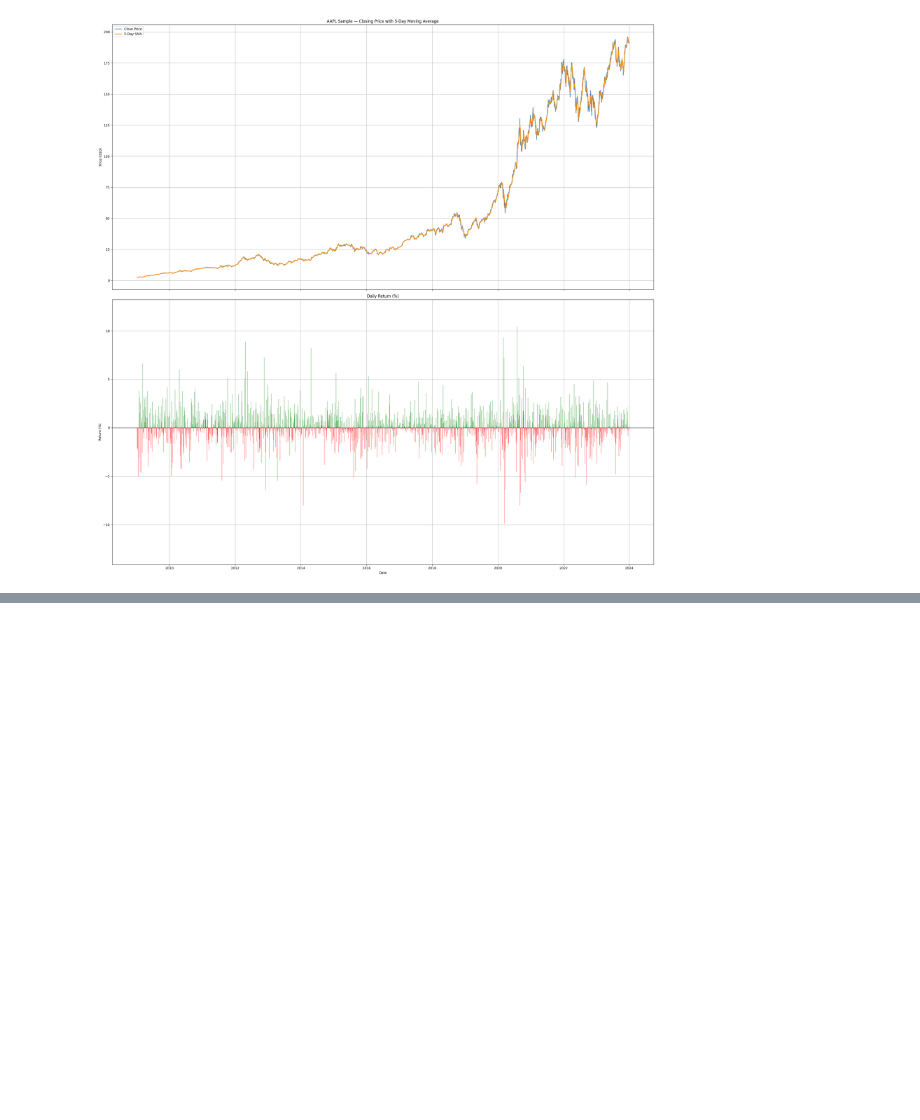
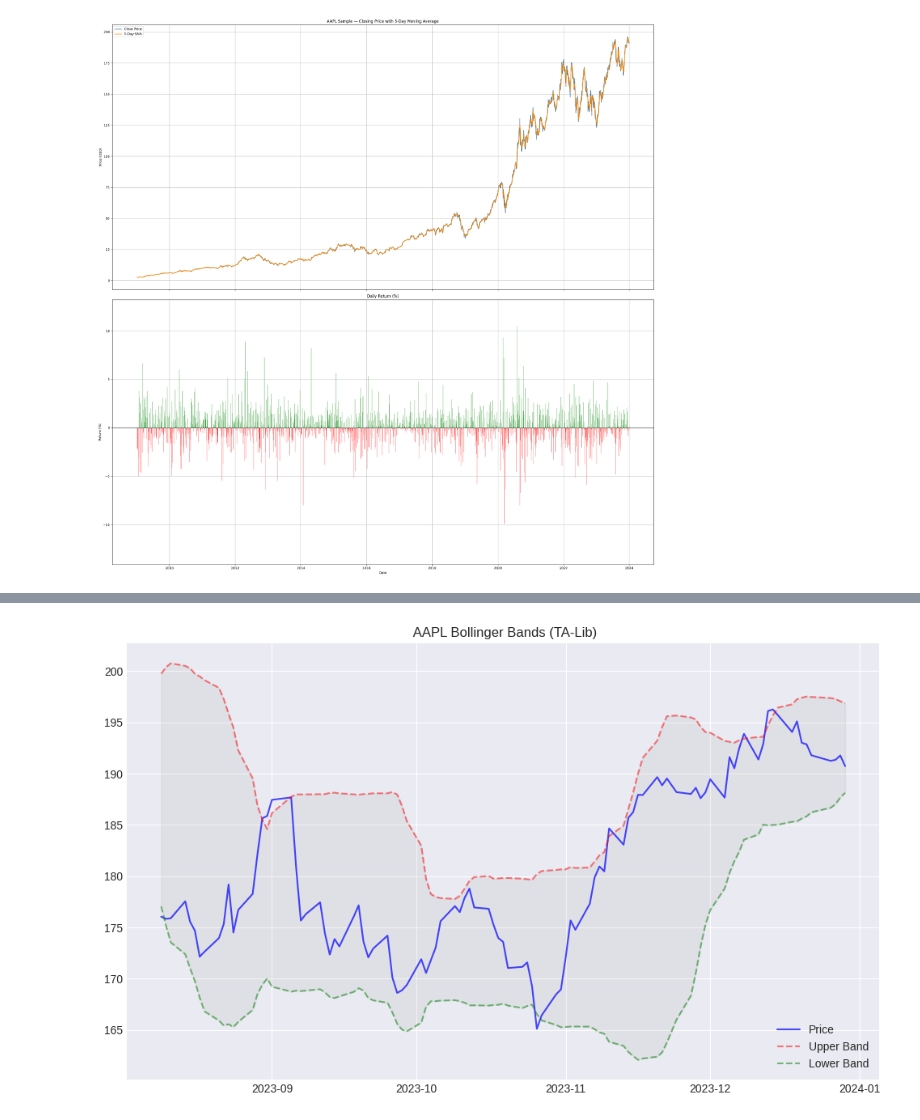
Before and after one commit to tibarekb/news-sentiment-analysis, a Jupyter notebook: notebooks/quantitative_analysis.ipynb, the cells around one changed output, grey strips where cells are left out. Saved outputs shown, nothing was run; the diff lists cells and outputs as text; code cells hidden in the pictures; blank space fills up the shorter version.

```diff
--- a/notebooks/quantitative_analysis.ipynb
+++ b/notebooks/quantitative_analysis.ipynb
@@ -334 +344,25 @@ max     196.256592   197.752460   195.156944   196.167437  1.880998e+09
 [figure]
+# %%
+import talib
+import pynance as pn
+from datetime import datetime, timedelta
+
+# Set visual style
+plt.style.use('seaborn-v0_8-darkgrid')
+plt.rcParams['figure.figsize'] = [12, 7]
+plt.rcParams['figure.dpi'] = 100
+# %%
+# Calculate Bollinger Bands
+aapl_df['upper_band'], aapl_df['middle_band'], aapl_df['lower_band'] = talib.BBANDS(aapl_df['Close'], timeperiod=20, nbdevup=2, nbdevdn=2, matype=0)
+
+fig, ax = plt.subplots()
+ax.plot(aapl_df.index[-100:], aapl_df['Close'][-100:], label='Price', color='blue', alpha=0.7)
+ax.plot(aapl_df.index[-100:], aapl_df['upper_band'][-100:], label='Upper Band', color='red', linestyle='--', alpha=0.5)
+ax.plot(aapl_df.index[-100:], aapl_df['lower_band'][-100:], label='Lower Band', color='green', linestyle='--', alpha=0.5)
+ax.fill_between(aapl_df.index[-100:], aapl_df['lower_band'][-100:], aapl_df['upper_band'][-100:], color='gray', alpha=0.1)
+
+ax.set_title(f" AAPL Bollinger Bands (TA-Lib)")
+ax.legend()
+plt.show()
+# %% [output]
+[figure, added]
```
Also changed, not shown: parts of 2 cells of this notebook, 3 other files.
